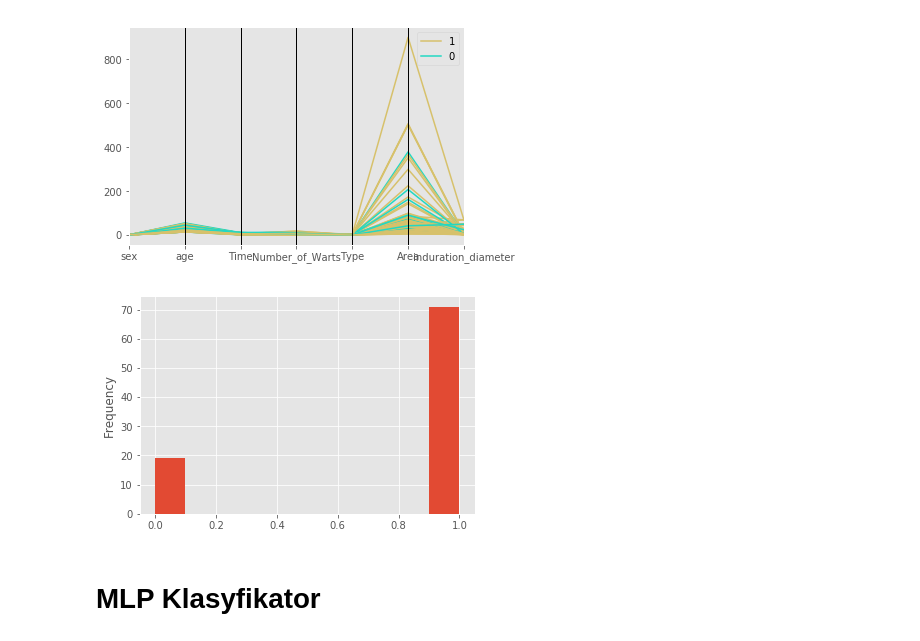
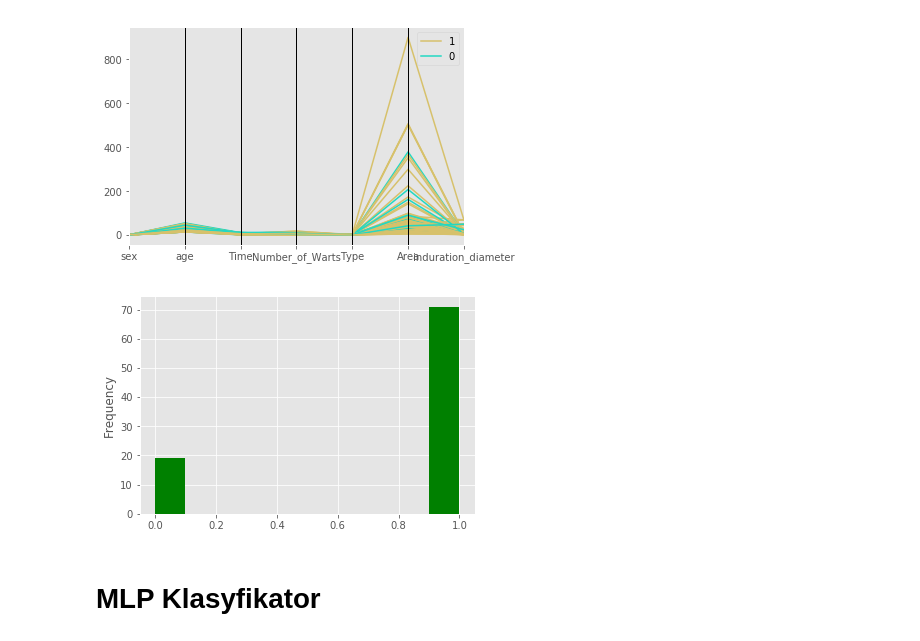
Before and after one commit to Khrystyna1/Classification_python, a Jupyter notebook: Classification_ImmunotherapyDataset.ipynb, the cells around one changed output. Drawn from its saved outputs; the diff is of its cells as text; code cells hidden in the pictures.

```diff
--- a/Classification_ImmunotherapyDataset.ipynb
+++ b/Classification_ImmunotherapyDataset.ipynb
@@ -31,15 +88,15 @@ plt.figure()
 parallel_coordinates(df, 'Result_of_Treatment');
 # %% [output]
 [figure]
+# %%
+df.Result_of_Treatment.plot('hist',color ='green')
+plt.show()
+# %% [output]
+[figure, added]
 # %%
 # Transformacja danych
 df = df.apply(pd.to_numeric)
 df_array = df.as_matrix()
-# %%
-df.Result_of_Treatment.plot('hist')
-plt.show()
-# %% [output]
-[figure, removed]
 # %%
 X = t_array[:,:7]
 y = t_array[:,7]
```
Also changed, not shown: parts of 35 cells of this notebook, 1 other file.
